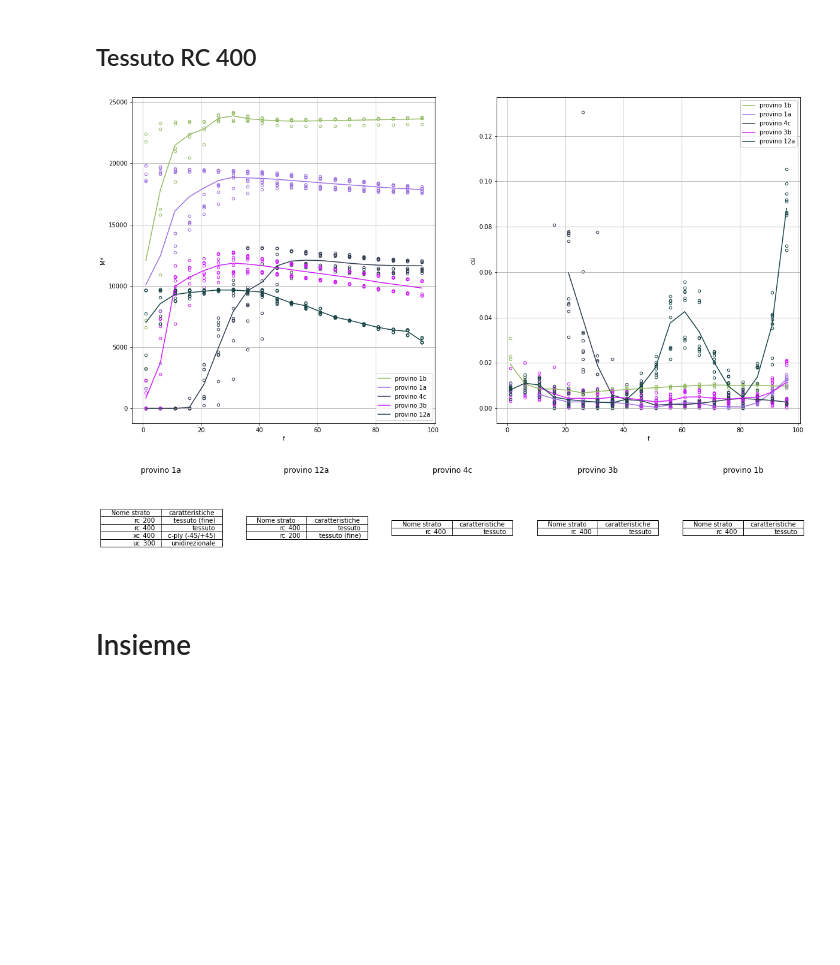
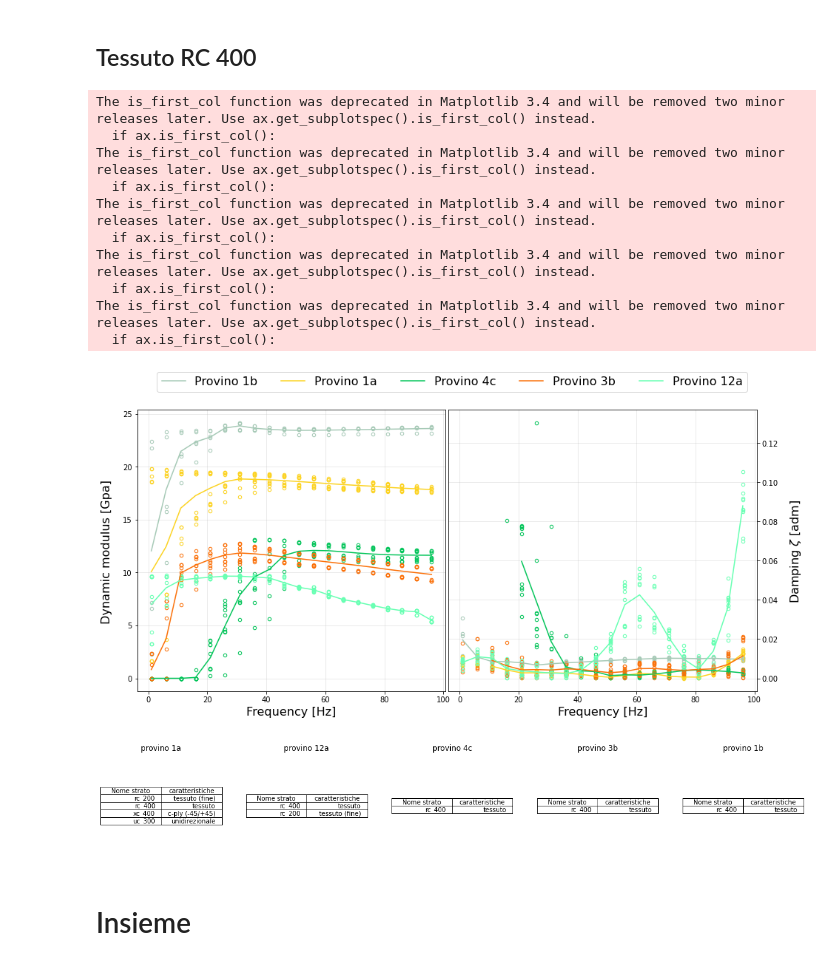
Before and after one commit to LolloCappo/Thermoelasticity-Interactive-Analysis, a Jupyter notebook: DMA.ipynb, the cells around one changed output. Cells and saved outputs as stored; diff of their text form; code cells hidden in the pictures; blank space fills up the shorter version.

```diff
--- a/DMA.ipynb
+++ b/DMA.ipynb
@@ -293,37 +337,54 @@ plt.show()
 # %% [markdown]
 ## Tessuto RC 400
 # %%
-fig,ax = plt.subplots(1,2,figsize=(20,10))
+fig,ax = plt.subplots(1,2,figsize=(15,7),gridspec_kw = {'wspace':0.01, 'hspace':0})
 plottaggio(data_provino_1b,ax[0],ax[1],f_min = f_min,flag_colore = 1)
 # plottaggio(data_provino_1a_old,ax[0],ax[1],f_min = f_min,flag_colore = 1)
 plottaggio(data_provino_1a,ax[0],ax[1],f_min = f_min,flag_colore = 1)
 plottaggio(data_provino_4c,ax[0],ax[1],f_min = f_min,flag_colore = 1)
 plottaggio(data_provino_3b,ax[0],ax[1],f_min = f_min,flag_colore = 1)
 plottaggio(data_provino_12a,ax[0],ax[1],f_min = f_min,flag_colore = 1)
 
-ax[1].legend(['provino 1b','provino 1a','provino 4c','provino 3b','provino 12a'])
-ax[0].legend(['provino 1b','provino 1a','provino 4c','provino 3b','provino 12a'])
+fig.text(0.08, 0.5, 'Dynamic modulus [Gpa]', va='center', rotation='vertical',fontsize=16)
+fig.text(0.94, 0.5, 'Damping $\zeta$ [adm]', va='center', rotation='vertical',fontsize=16)
+ax[1].yaxis.tick_right()
+ax[0].get_legend().remove()
+ax[1].get_legend().remove()
+fig.legend(['Provino 1b','Provino 1a','Provino 4c','Provino 3b','Provino 12a'],title='',ncol=5,fontsize=16, loc='upper center')
+ax[0].set_xlabel('Frequency [Hz]',fontsize=16)
+ax[1].set_xlabel('Frequency [Hz]',fontsize=16)
 plt.show()
-
+fig.savefig("confronto_RC400.pdf", bbox_inches='tight')
+##
 fig,ax = plt.subplots(1,5,figsize=(20,3))
 ax[0].table(cellText=[ply['meta'] for ply in laminato_provino_1b['struttura']],colLabels=columns,loc='center')
 ax[0].axis('off')
 ax[0].set_title('provino 1a')
 ax[1].table(cellText=[ply['meta'] for ply in laminato_provino_1a['struttura']],colLabels=columns,loc='center')
 ax[1].axis('off')
 ax[1].set_title('provino 12a')
 ax[2].table(cellText=[ply['meta'] for ply in laminato_provino_4c['struttura']],colLabels=columns,loc='center')
 ax[2].axis('off')
 ax[2].set_title('provino 4c')
 ax[3].table(cellText=[ply['meta'] for ply in laminato_provino_3b['struttura']],colLabels=columns,loc='center')
 ax[3].axis('off')
 ax[3].set_title('provino 3b')
 ax[4].table(cellText=[ply['meta'] for ply in laminato_provino_12a['struttura']],colLabels=columns,loc='center')
 ax[4].axis('off')
 ax[4].set_title('provino 1b')
 plt.show()
 # %% [output]
+The is_first_col function was deprecated in Matplotlib 3.4 and will be removed two minor releases later. Use ax.get_subplotspec().is_first_col() instead.
+  if ax.is_first_col():
+The is_first_col function was deprecated in Matplotlib 3.4 and will be removed two minor releases later. Use ax.get_subplotspec().is_first_col() instead.
+  if ax.is_first_col():
+The is_first_col function was deprecated in Matplotlib 3.4 and will be removed two minor releases later. Use ax.get_subplotspec().is_first_col() instead.
+  if ax.is_first_col():
+The is_first_col function was deprecated in Matplotlib 3.4 and will be removed two minor releases later. Use ax.get_subplotspec().is_first_col() instead.
+  if ax.is_first_col():
+The is_first_col function was deprecated in Matplotlib 3.4 and will be removed two minor releases later. Use ax.get_subplotspec().is_first_col() instead.
+  if ax.is_first_col():
-[figure, old version]
+[figure, new version]
 [figure]
 # %% [markdown]
 # Insieme
```
Also changed, not shown: parts of 18 cells of this notebook, 5 other files.
